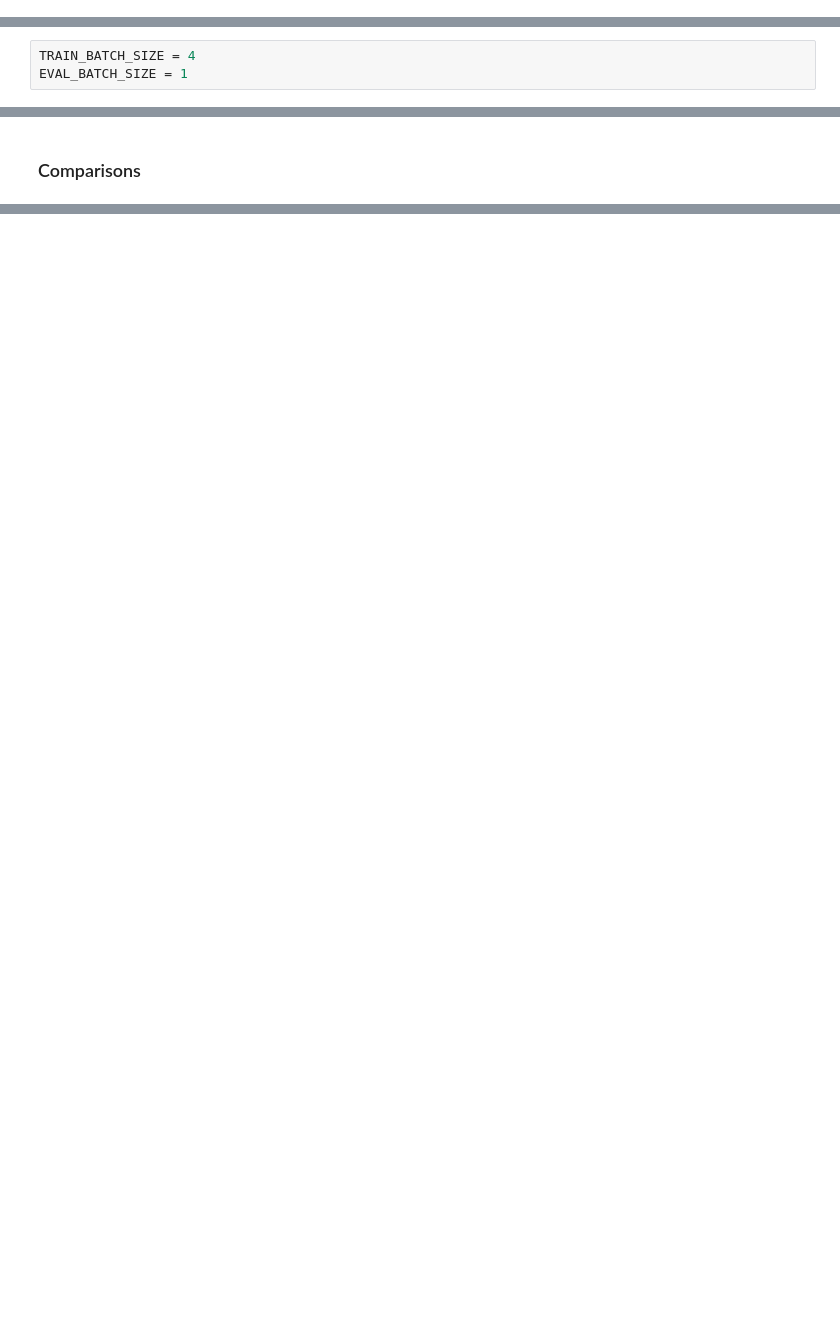
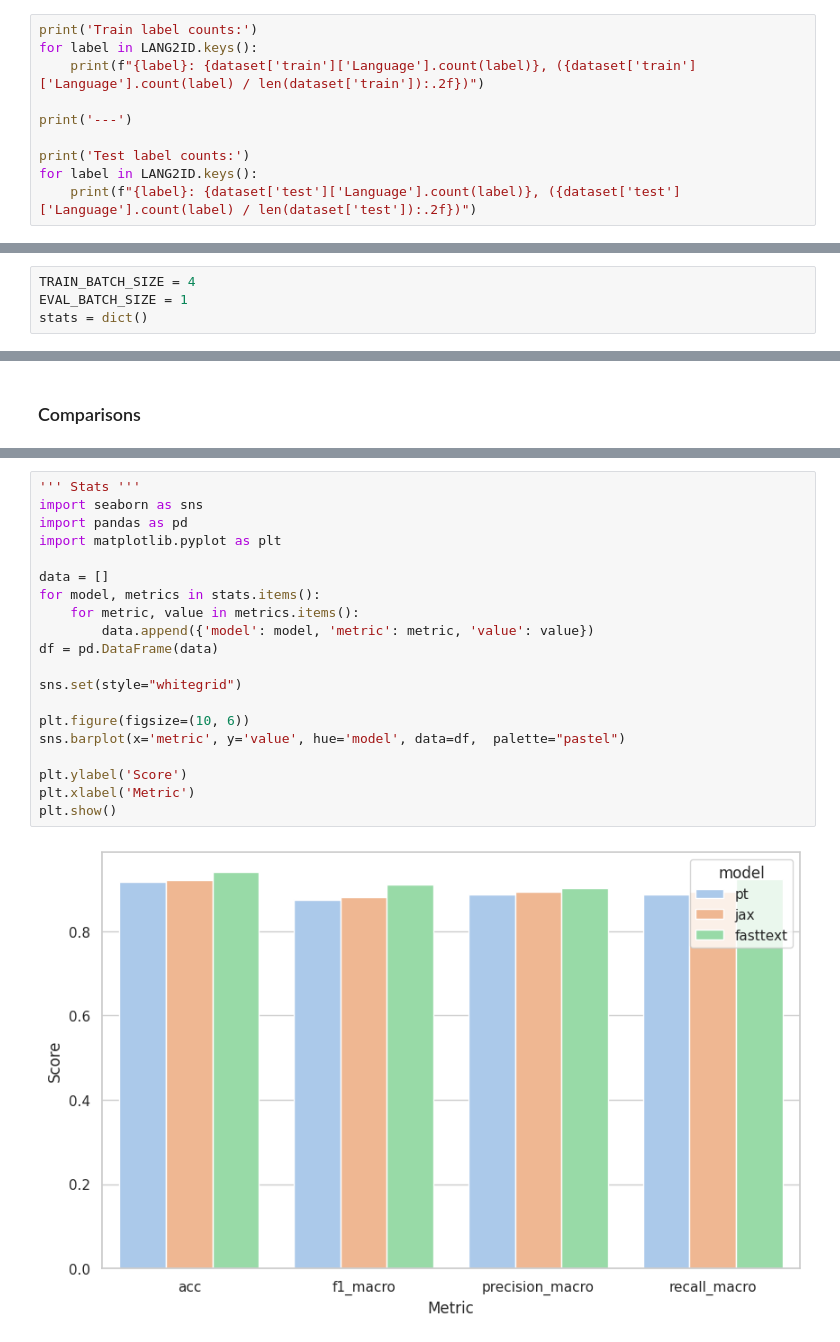
Before and after one commit to handecelikkanat/Fast_Optimized_Inference, a Jupyter notebook: src/JAX/langid/jax_langid_speedtest.ipynb, the cells around one changed output, grey strips where cells are left out. Drawn from its saved outputs; the diff is of its cells as text; blank space fills up the shorter version.

```diff
--- a/src/JAX/langid/jax_langid_speedtest.ipynb
+++ b/src/JAX/langid/jax_langid_speedtest.ipynb
@@ -105,0 +110,10 @@ DatasetDict({
+# %%
+print('Train label counts:')
+for label in LANG2ID.keys():
+    print(f"{label}: {dataset['train']['Language'].count(label)}, ({dataset['train']['Language'].count(label) / len(dataset['train']):.2f})")
+
+print('---')
+
+print('Test label counts:')
+for label in LANG2ID.keys():
+    print(f"{label}: {dataset['test']['Language'].count(label)}, ({dataset['test']['Language'].count(label) / len(dataset['test']):.2f})")
@@ -135,6 +167,7 @@ DatasetDict({
 # %%
 TRAIN_BATCH_SIZE = 4
 EVAL_BATCH_SIZE = 1
+stats = dict()
 # %% [markdown]
 ### PT BERT Train
 # %%
@@ -580,0 +708,22 @@ sns.barplot(penguins, x="island", y="body_mass_g", hue="sex")
+# %%
+''' Stats '''
+import seaborn as sns
+import pandas as pd
+import matplotlib.pyplot as plt
+
+data = []
+for model, metrics in stats.items():
+    for metric, value in metrics.items():
+        data.append({'model': model, 'metric': metric, 'value': value})
+df = pd.DataFrame(data)
+
+sns.set(style="whitegrid")
+
+plt.figure(figsize=(10, 6))
+sns.barplot(x='metric', y='value', hue='model', data=df,  palette="pastel")
+
+plt.ylabel('Score')
+plt.xlabel('Metric')
+plt.show()
+# %% [output]
+[figure, added]
```
Also changed, not shown: parts of 15 cells of this notebook.
